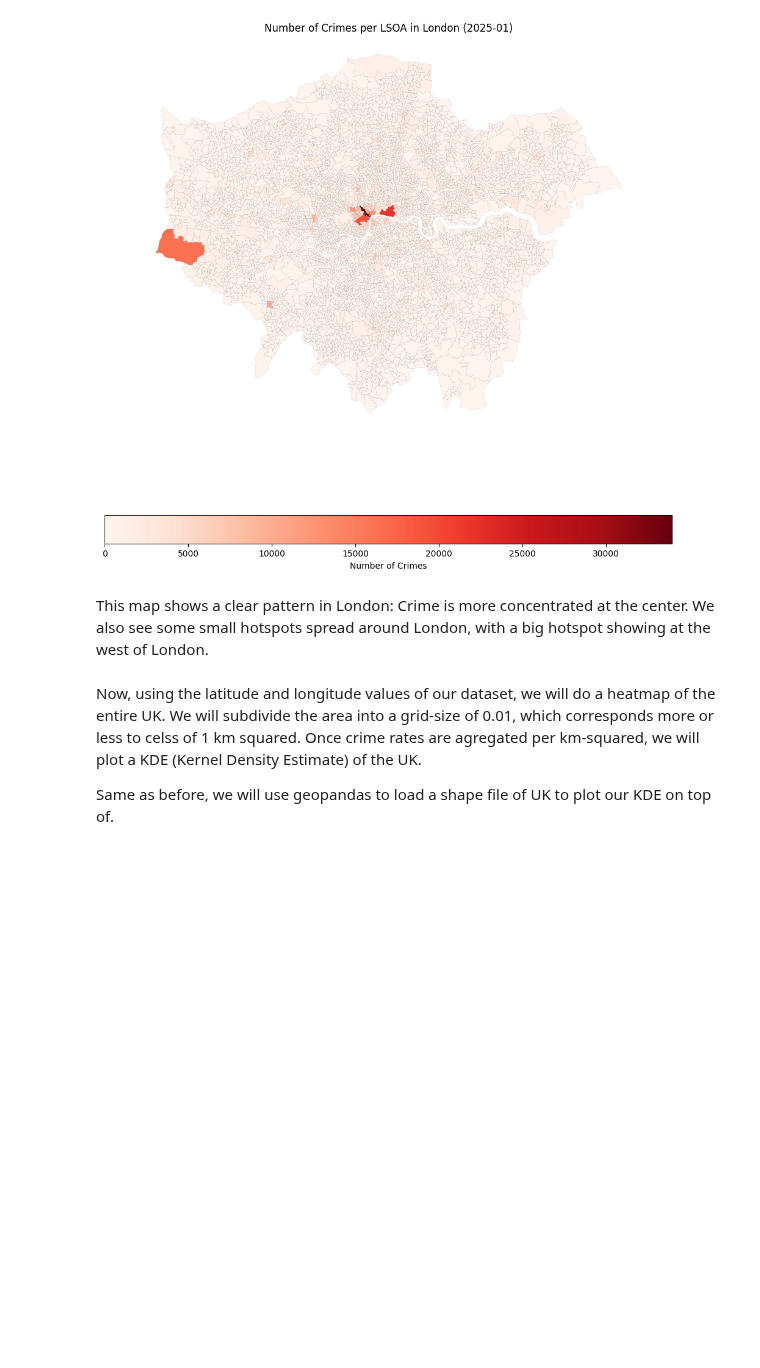
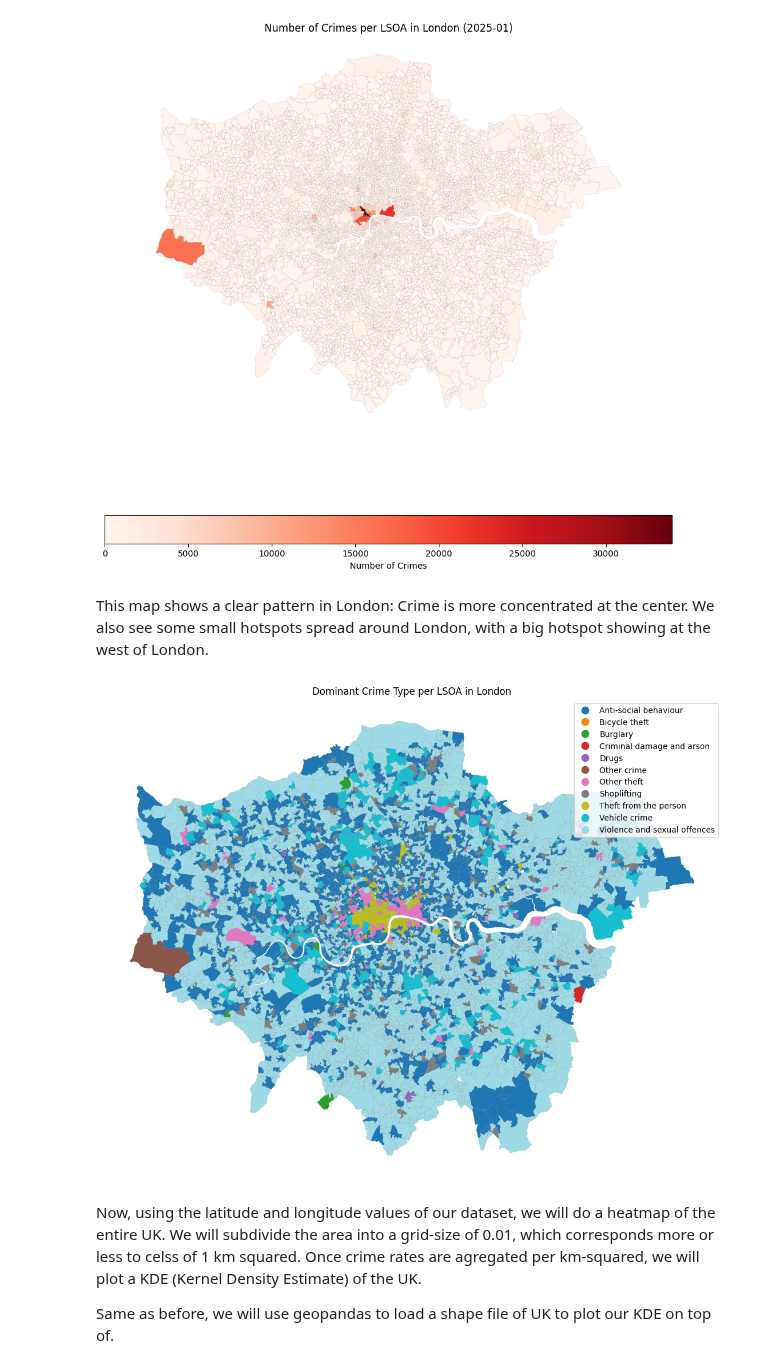
Before and after one commit to EnekoIsturitzSesma/Large-Sacale-Data-Crime-in-London, a Jupyter notebook: data_analysis_crimes_by_arrea.ipynb, the cells around one changed output. Saved outputs shown, nothing was run; the diff lists cells and outputs as text; code cells hidden in the pictures; blank space fills up the shorter version.

Commit message:
dominant crime type by LSOA graph added

```diff
--- a/data_analysis_crimes_by_arrea.ipynb
+++ b/data_analysis_crimes_by_arrea.ipynb
@@ -449,3 +455,44 @@ We also see some small hotspots spread around London, with a big hotspot showing
+# %%
+window = Window.partitionBy("lsoa_name").orderBy(sql_f.desc("count"))
+
+dominant_crime_by_lsoa = crimes_by_lsoa_type \
+    .withColumn("rank", sql_f.row_number().over(window)) \
+    .filter(sql_f.col("rank") == 1) \
+    .select(
+        "lsoa_name",
+        sql_f.col("crime_type").alias("dominant_crime"),
+        sql_f.col("count").alias("crime_count")
+    )
+# %%
+dominant_pd = dominant_crime_by_lsoa.toPandas()
+# %%
+london_lsoa_names = lsoa_london["LSOA11NM"].unique()
+lsoa_gdf_london = lsoa_gdf[lsoa_gdf["LSOA11NM"].isin(london_lsoa_names)]
+# %%
+merged_gdf = lsoa_gdf_london.merge(
+    dominant_pd,
+    left_on="LSOA11NM",
+    right_on="lsoa_name",
+    how="left"
+)
+# %%
+fig, ax = plt.subplots(1, 1, figsize=(14, 14))
+
+merged_gdf.plot(
+    column="dominant_crime",
+    categorical=True,
+    legend=True,
+    cmap=plt.get_cmap("tab20"),
+    linewidth=0.1,
+    ax=ax,
+    edgecolor="0.4"
+)
+
+ax.set_title("Dominant Crime Type per LSOA in London")
+ax.axis("off")
+plt.show()
+# %% [output]
+[figure, added]
 # %% [markdown]
 Now, using the latitude and longitude values of our dataset, we will do a heatmap of the entire UK.
 We will subdivide the area into a grid-size of 0.01, which corresponds more or less to celss of 1 km squared. Once crime rates are agregated per km-squared, we will plot a KDE (Kernel Density Estimate) of the UK.
```
Also changed, not shown: parts of 5 cells of this notebook.
